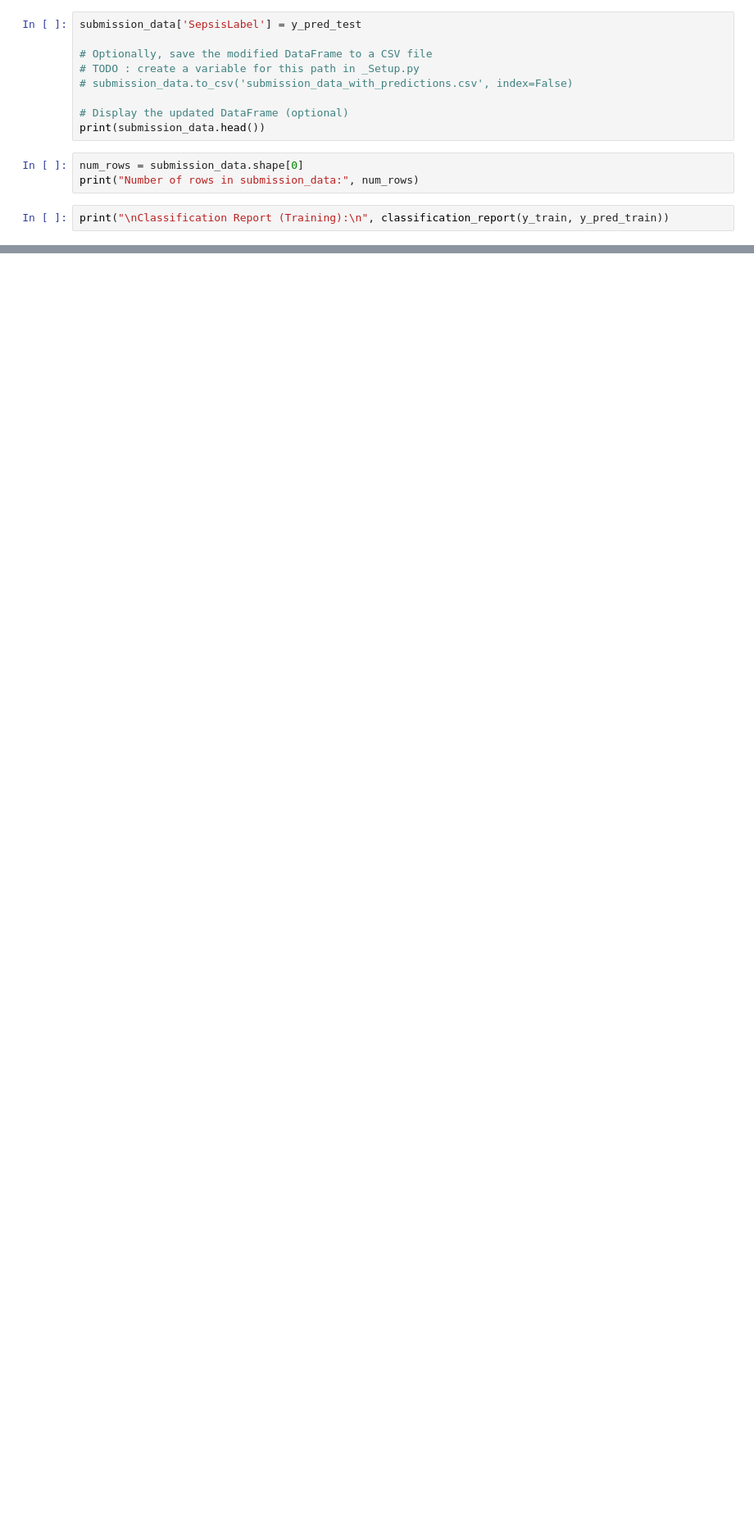
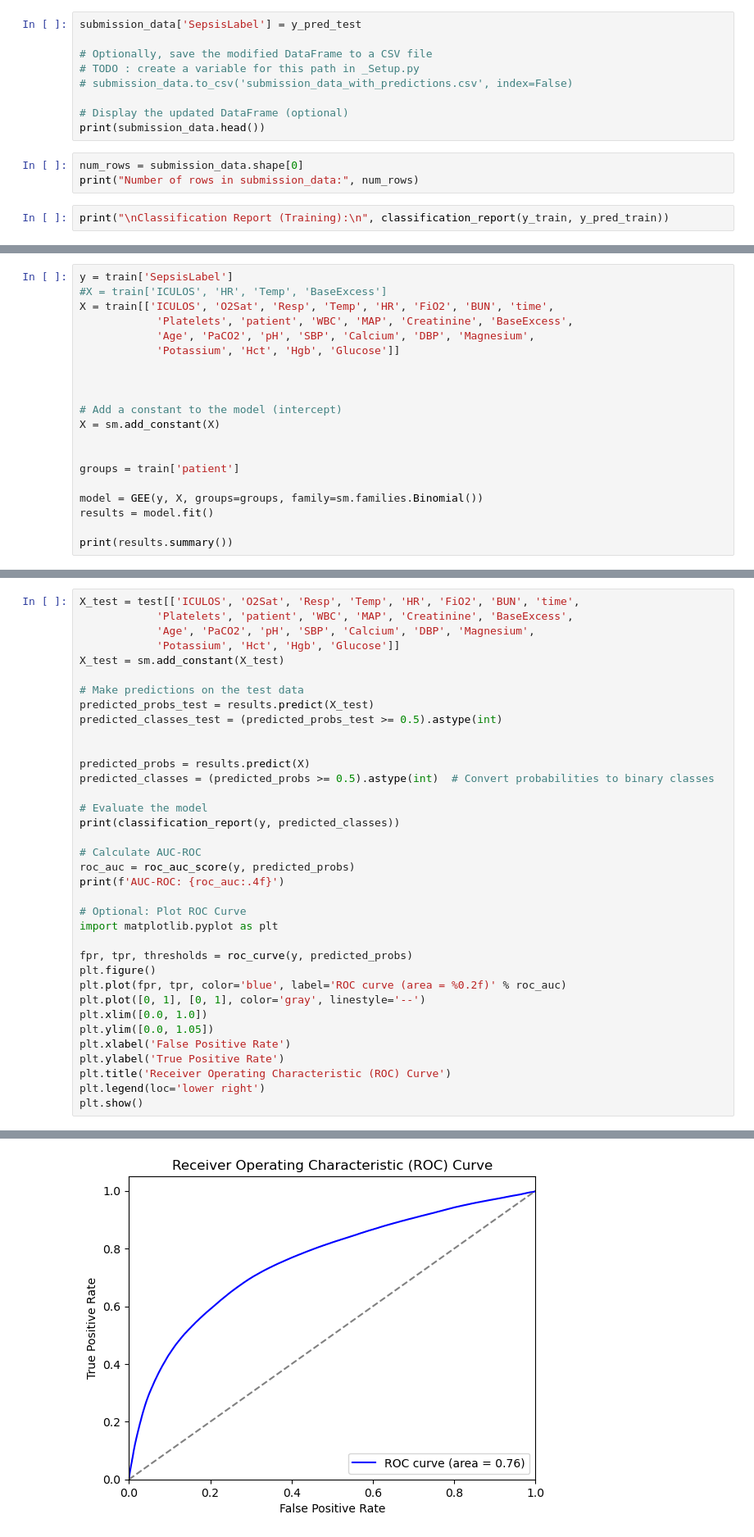
Before and after one commit to alanklin/BC-Fall2024-CaseCompetition-Team2, a Jupyter notebook: Code/SVM_Models.ipynb, the cells around one changed output, grey strips where cells are left out. Shown: that part at 82% size. Saved outputs shown, nothing was run; the diff lists cells and outputs as text; blank space fills up the shorter version.

```diff
--- a/Code/SVM_Models.ipynb
+++ b/Code/SVM_Models.ipynb
@@ -84,0 +100,20 @@ print("\nClassification Report (Training):\n", classification_report(y_train, y_
+# %%
+y = train['SepsisLabel']
+#X = train['ICULOS', 'HR', 'Temp', 'BaseExcess']
+X = train[['ICULOS', 'O2Sat', 'Resp', 'Temp', 'HR', 'FiO2', 'BUN', 'time',
+            'Platelets', 'patient', 'WBC', 'MAP', 'Creatinine', 'BaseExcess',
+            'Age', 'PaCO2', 'pH', 'SBP', 'Calcium', 'DBP', 'Magnesium',
+            'Potassium', 'Hct', 'Hgb', 'Glucose']]
+
+
+
+# Add a constant to the model (intercept)
+X = sm.add_constant(X)
+
+
+groups = train['patient']
+
+model = GEE(y, X, groups=groups, family=sm.families.Binomial())
+results = model.fit()
+
+print(results.summary())
@@ -84,0 +138,37 @@ print("\nClassification Report (Training):\n", classification_report(y_train, y_
+# %%
+X_test = test[['ICULOS', 'O2Sat', 'Resp', 'Temp', 'HR', 'FiO2', 'BUN', 'time',
+            'Platelets', 'patient', 'WBC', 'MAP', 'Creatinine', 'BaseExcess',
+            'Age', 'PaCO2', 'pH', 'SBP', 'Calcium', 'DBP', 'Magnesium',
+            'Potassium', 'Hct', 'Hgb', 'Glucose']]
+X_test = sm.add_constant(X_test)
+
+# Make predictions on the test data
+predicted_probs_test = results.predict(X_test)
+predicted_classes_test = (predicted_probs_test >= 0.5).astype(int)
+
+
+predicted_probs = results.predict(X)
+predicted_classes = (predicted_probs >= 0.5).astype(int)  # Convert probabilities to binary classes
+
+# Evaluate the model
+print(classification_report(y, predicted_classes))
+
+# Calculate AUC-ROC
+roc_auc = roc_auc_score(y, predicted_probs)
+print(f'AUC-ROC: {roc_auc:.4f}')
+
+# Optional: Plot ROC Curve
+import matplotlib.pyplot as plt
+
+fpr, tpr, thresholds = roc_curve(y, predicted_probs)
+plt.figure()
+plt.plot(fpr, tpr, color='blue', label='ROC curve (area = %0.2f)' % roc_auc)
+plt.plot([0, 1], [0, 1], color='gray', linestyle='--')
+plt.xlim([0.0, 1.0])
+plt.ylim([0.0, 1.05])
+plt.xlabel('False Positive Rate')
+plt.ylabel('True Positive Rate')
+plt.title('Receiver Operating Characteristic (ROC) Curve')
+plt.legend(loc='lower right')
+plt.show()
+# %% [output]
@@ -84,0 +185 @@ print("\nClassification Report (Training):\n", classification_report(y_train, y_
+[figure, added]
```
Also changed, not shown: parts of 9 cells of this notebook, 3 other files.
